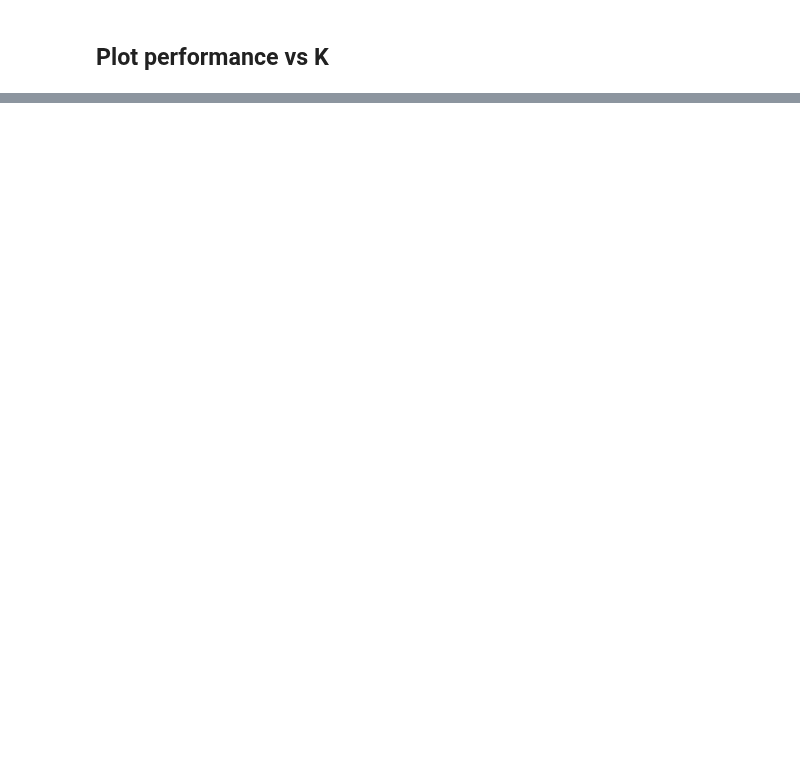
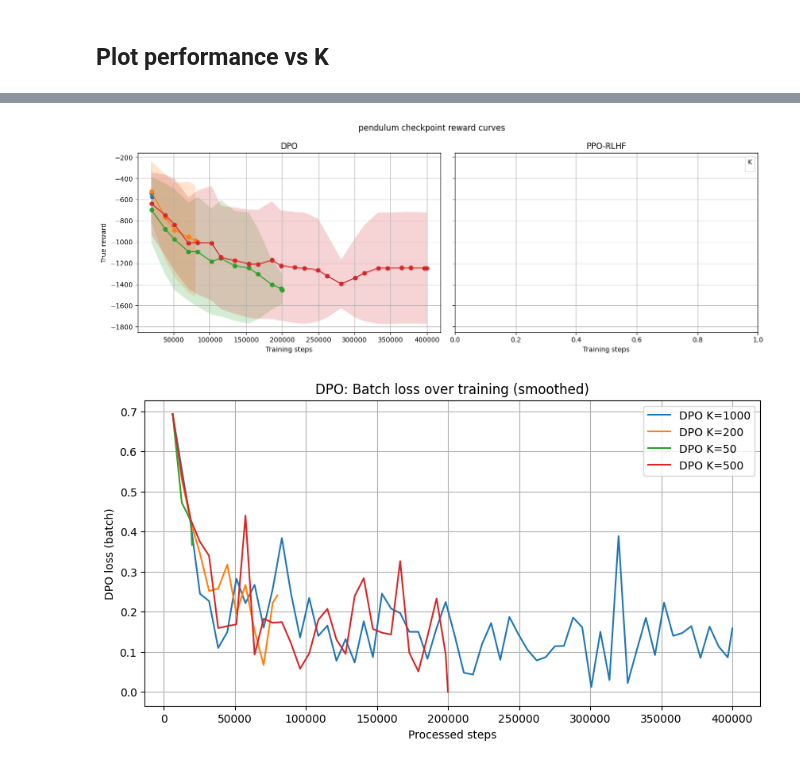
Before and after one commit to mgatti03/EE-568-Reinforcement-Project, a Jupyter notebook: rlhf_training_pendulum.ipynb, the cells around one changed output, grey strips where cells are left out. Drawn from its saved outputs; the diff is of its cells as text; code cells hidden in the pictures; blank space fills up the shorter version.

```diff
--- a/rlhf_training_pendulum.ipynb
+++ b/rlhf_training_pendulum.ipynb
@@ -179,7 +179,7 @@ def trajectory_logprob(policy: MlpPolicy, states: np.ndarray, actions: np.ndarra
 
     logp = distribution.log_prob(actions_t)
 
-    return logp.sum() # prevent large values for long trajectories, try mean instead of sum
+    return logp.sum()
 
 
 def dpo_loss(
@@ -231,7 +231,7 @@ def train_dpo(
     batch_size: int = DPO_BATCH_SIZE,
     lr: float = DPO_LR,
     beta: float = DPO_BETA,
-    log_every: int = 20,
+    log_every: int = 1,
 ) -> Tuple[MlpPolicy, Dict[str, List[float]]]:
     policy = copy.deepcopy(p2_policy).to(DEVICE)
     ref_policy = copy.deepcopy(p2_policy).to(DEVICE)
@@ -245,6 +245,8 @@ def train_dpo(
         "steps": [],
         "mean_reward": [],
         "std_reward": [],
+        "dpo_losses": [],
+        "dpo_loss_steps": [],
     }
     processed_steps = 0
     next_checkpoint = DPO_CHECKPOINT_STEPS
@@ -270,7 +272,7 @@ def train_dpo(
             )
         if mean_reward >= TARGET_TRUE_REWARD:
             print(
-                f"DPO early stopping at step {step_count}: true reward {mean_reward:.3f} "
+                f"DPO early stopping at step {step_count}: true reward {mean_reward:.3f} ",
                 f">= target {TARGET_TRUE_REWARD:.3f}"
             )
             stopped_early = True
@@ -313,6 +315,12 @@ def train_dpo(
             batch_loss.backward()
             optimizer.step()
             processed_steps += batch_steps
+            # record DPO batch loss and the corresponding processed step
+            try:
+                history["dpo_losses"].append(float(batch_loss.item()))
+                history["dpo_loss_steps"].append(processed_steps)
+            except Exception:
+                pass
             while processed_steps >= next_checkpoint and not stopped_early:
                 if record_checkpoint(processed_steps):
                     break
@@ -511,7 +519,7 @@ def train_ppo_with_reward_model(
     pbar = tqdm(total=PPO_TIMESTEPS, desc="PPO-RLHF training", unit="step")
     try:
         while total_steps < PPO_TIMESTEPS:
-            chunk = min(CHECKPOINT_STEPS, PPO_TIMESTEPS - total_steps)
+            chunk = min(PPO_CHECKPOINT_STEPS, PPO_TIMESTEPS - total_steps)
             model.learn(total_timesteps=chunk, reset_num_timesteps=False)
             total_steps += chunk
             pbar.update(chunk)
@@ -939,34 +1001,62 @@ else:
 # %%
 import matplotlib.pyplot as plt
 
+# === Checkpoint reward curves (DPO / PPO-RLHF) ===
 if dpo_histories or ppo_histories:
     ordered_ks = sorted(set(dpo_histories) | set(ppo_histories))
     fig, axes = plt.subplots(1, 2, figsize=(14, 5), sharey=True)
     for ax, title, histories in [
         (axes[0], "DPO", dpo_histories),
         (axes[1], "PPO-RLHF", ppo_histories),
     ]:
         for k in ordered_ks:
             history = histories.get(k)
             if not history:
                 continue
             steps = history["steps"]
             mean_reward = history["mean_reward"]
             std_reward = history["std_reward"]
             ax.plot(steps, mean_reward, marker="o", label=f"K={k}")
             ax.fill_between(
                 steps,
                 [m - s for m, s in zip(mean_reward, std_reward)],
                 [m + s for m, s in zip(mean_reward, std_reward)],
                 alpha=0.2,
             )
         ax.set_title(title)
         ax.set_xlabel("Training steps")
         ax.grid(True)
     axes[0].set_ylabel("True reward")
     axes[1].legend(title="K")
     fig.suptitle(f"{ENV_KEY} checkpoint reward curves")
     fig.tight_layout()
     plt.show()
 else:
     print("No checkpoint histories available yet. Run the training cell first.")
+
+# === DPO training loss plots ===
+# Plot recorded batch losses from DPO training (one curve per K)
+if dpo_histories:
+    plt.figure(figsize=(10, 5))
+    for k, history in dpo_histories.items():
+        losses = history.get("dpo_losses", [])
+        loss_steps = history.get("dpo_loss_steps", [])
+        if not losses or not loss_steps:
+            continue
+        # smooth for visibility
+        try:
+            losses_smooth = running_average(losses)
+        except Exception:
+            losses_smooth = losses
+        plt.plot(loss_steps[:len(losses_smooth)], losses_smooth, label=f"DPO K={k}")
+    plt.xlabel("Processed steps")
+    plt.ylabel("DPO loss (batch)")
+    plt.title("DPO: Batch loss over training (smoothed)")
+    plt.grid(True)
+    plt.legend(loc="best")
+    plt.show()
+else:
+    print("No DPO histories available to plot. Run DPO training first.")
+# %% [output]
+[figure, added]
+[figure, added]
```
Also changed, not shown: parts of 4 cells of this notebook.
